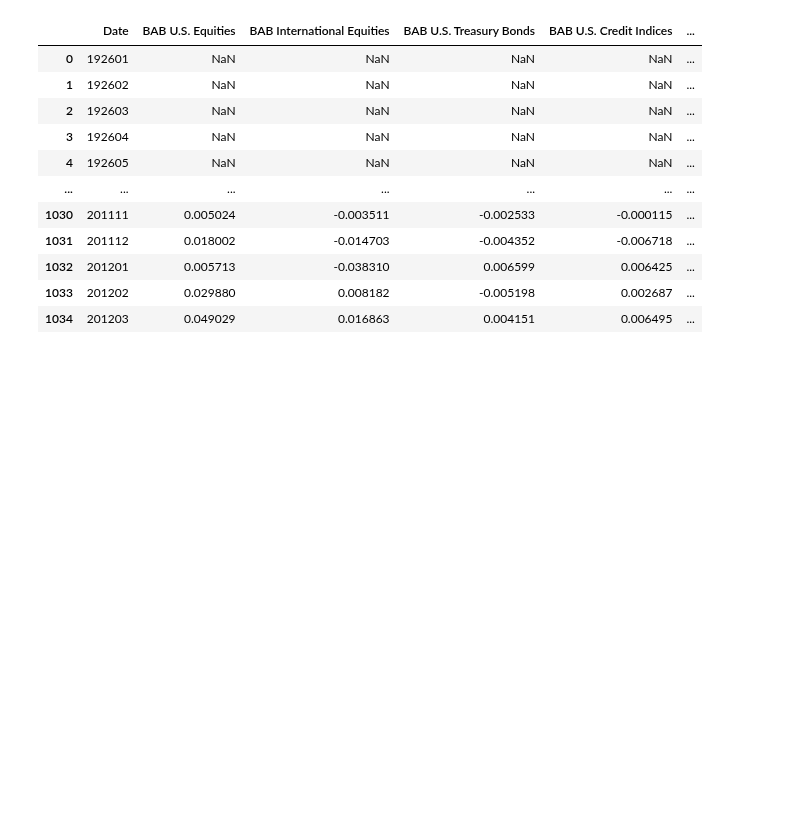
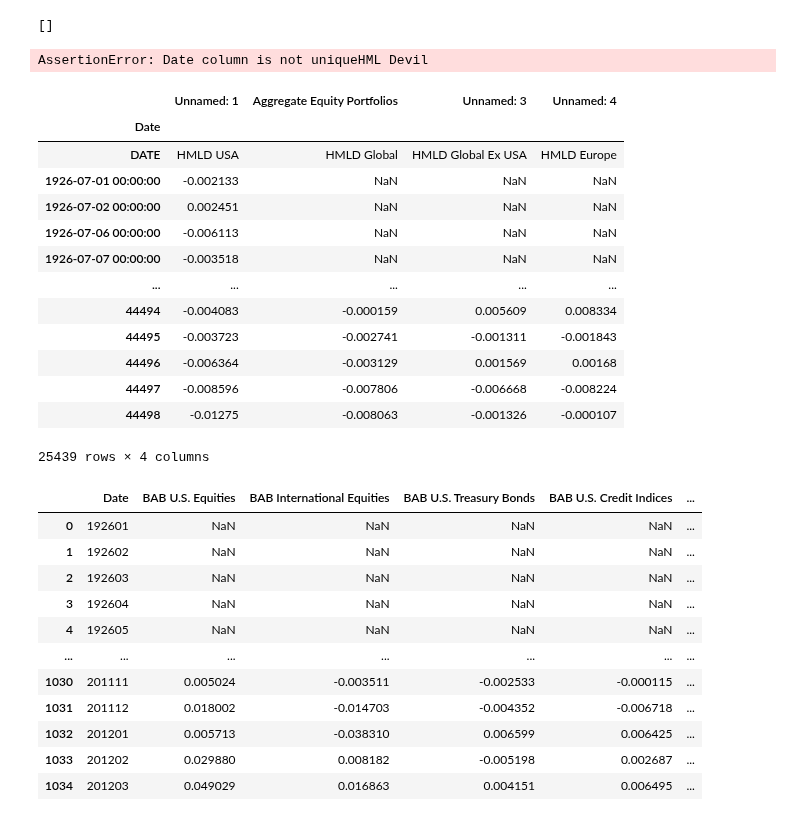
Before and after one commit to g0bel1n/VIX_predictions, a Jupyter notebook: data_treatment/data_merging.ipynb, the cells around one changed output. Drawn from its saved outputs; the diff is of its cells as text; code cells hidden in the pictures; blank space fills up the shorter version.

```diff
--- a/data_treatment/data_merging.ipynb
+++ b/data_treatment/data_merging.ipynb
@@ -86,3 +75,31 @@ tanguy["SENTIMENT"]
+# %%
+for key in tanguy.keys():
+    if type(tanguy[key].index)!=pd.DatetimeIndex:
+        date_col = [col for col in ['Date','DATE','Unnamed: 0'] if col in tanguy[key].columns]
+        print(date_col)
+        assert len(date_col)==1, "Date column is not unique"+ str( key)
+        tanguy[key] = tanguy[key].set_index(date_col)
+    tanguy[key].index.names = ["Date"]
+# %% [output]
+[]
+AssertionError: Date column is not uniqueHML Devil
+# %%
+tanguy["HML Devil"]
+# %% [output]
+|  | Unnamed: 1 | Aggregate Equity Portfolios | Unnamed: 3 | Unnamed: 4 |
+| Date |  |  |  |  |
+| DATE | HMLD USA | HMLD Global | HMLD Global Ex USA | HMLD Europe |
+| 1926-07-01 00:00:00 | -0.002133 | NaN | NaN | NaN |
+| 1926-07-02 00:00:00 | 0.002451 | NaN | NaN | NaN |
+| 1926-07-06 00:00:00 | -0.006113 | NaN | NaN | NaN |
+| 1926-07-07 00:00:00 | -0.003518 | NaN | NaN | NaN |
+| ... | ... | ... | ... | ... |
+| 44494 | -0.004083 | -0.000159 | 0.005609 | 0.008334 |
+| 44495 | -0.003723 | -0.002741 | -0.001311 | -0.001843 |
+| 44496 | -0.006364 | -0.003129 | 0.001569 | 0.00168 |
+| 44497 | -0.008596 | -0.007806 | -0.006668 | -0.008224 |
+| 44498 | -0.01275 | -0.008063 | -0.001326 | -0.000107 |
+25439 rows × 4 columns
 # %%
 tanguy['BAB factors']
 # %% [output]
```
Also changed, not shown: parts of 6 cells of this notebook, 2 other files.
